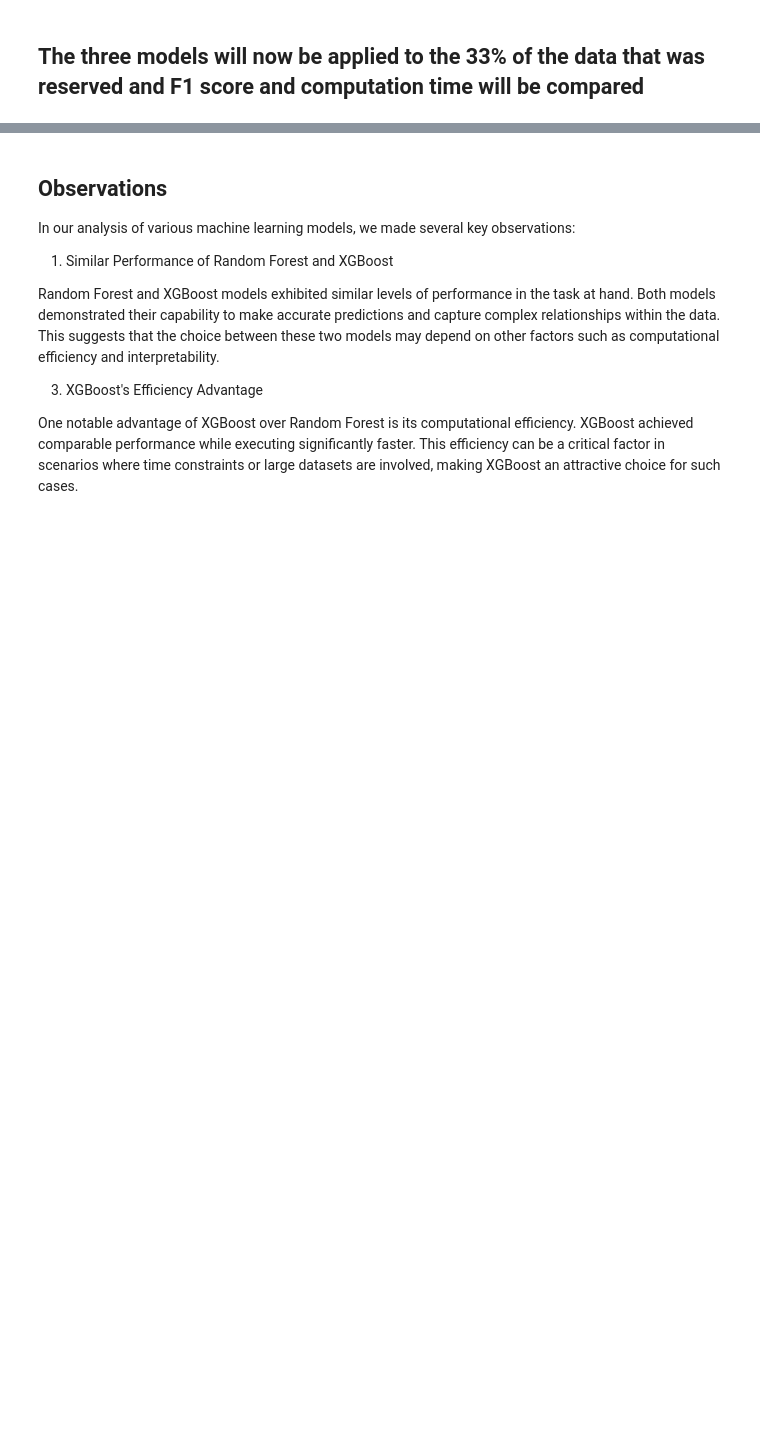
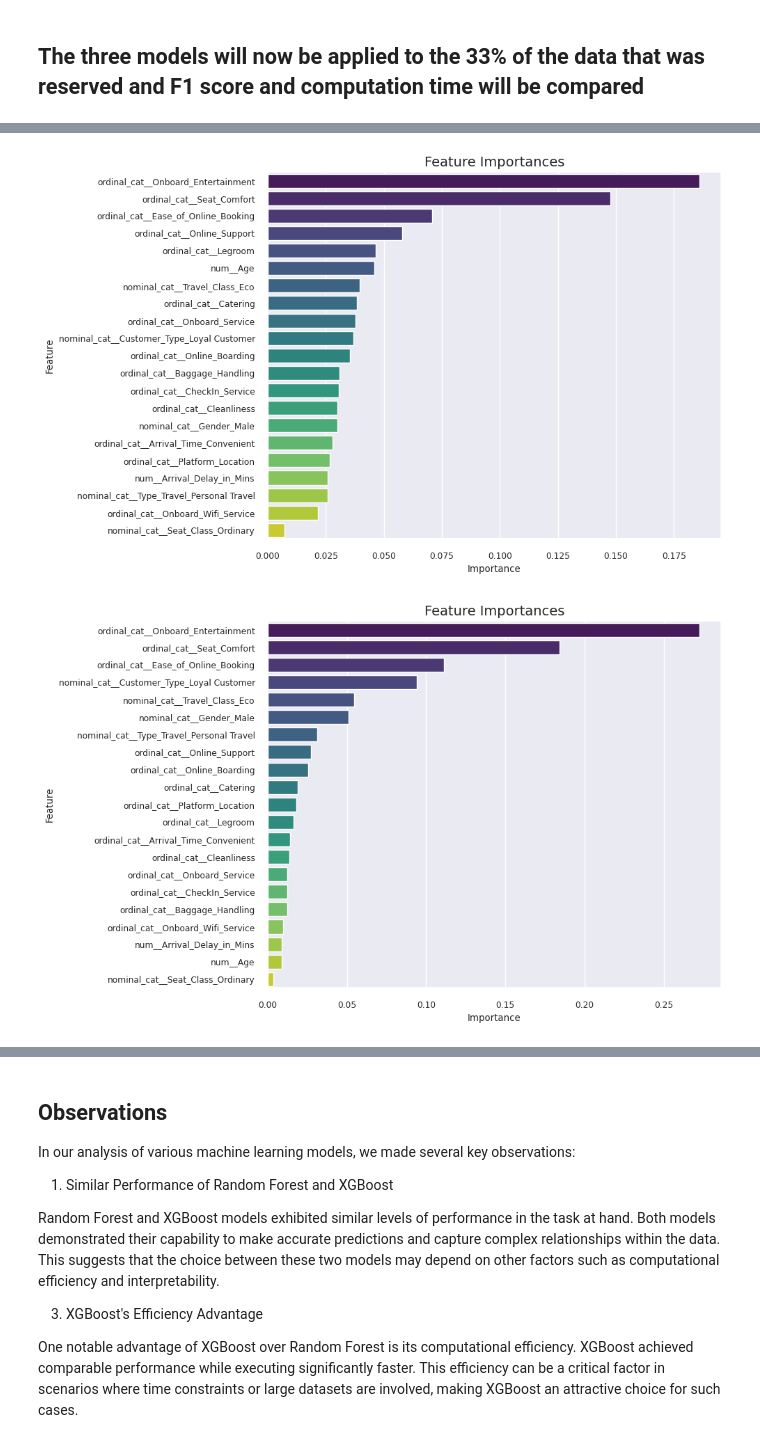
Before and after one commit to cualum/Shinkansen-Experience, a Jupyter notebook: final_train5.ipynb, the cells around one changed output, grey strips where cells are left out. Drawn from its saved outputs; the diff is of its cells as text; code cells hidden in the pictures; blank space fills up the shorter version.

```diff
--- a/final_train5.ipynb
+++ b/final_train5.ipynb
@@ -1549,0 +1550,7 @@ Fitting the model and creating the prediction took 0.78  s
+# %%
+plot_feature_importance(final_model_rf, step_name='classifier')
+plot_feature_importance(final_model_xgb, step_name='classifier')
+plot_feature_coefficients(final_model_lr, step_name='classifier')
+# %% [output]
+[figure, added]
+[figure, added]
```
Also changed, not shown: parts of 12 cells of this notebook.
